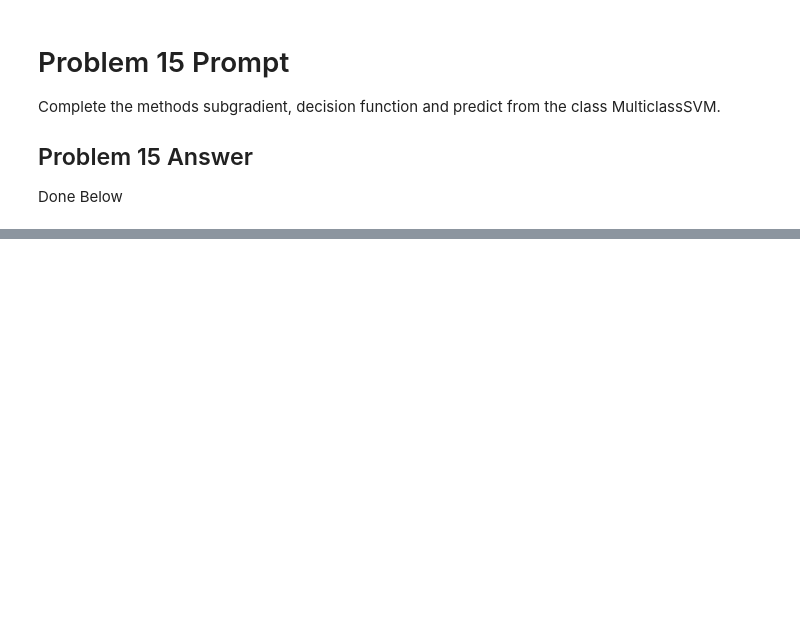
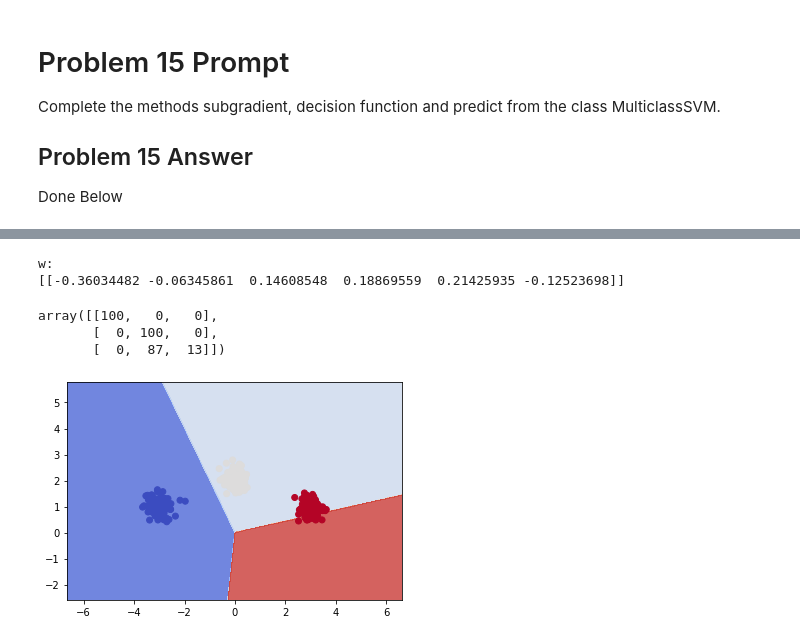
Before and after one commit to jgeorge313/Sem_2, a Jupyter notebook: DS_GA_1003/HW/hw5/HW 5 DS GA 1003 JG6615.ipynb, the cells around one changed output, grey strips where cells are left out. Drawn from its saved outputs; the diff is of its cells as text; code cells hidden in the pictures; blank space fills up the shorter version.

```diff
--- a/DS_GA_1003/HW/hw5/HW 5 DS GA 1003 JG6615.ipynb
+++ b/DS_GA_1003/HW/hw5/HW 5 DS GA 1003 JG6615.ipynb
@@ -670,0 +753,24 @@ array([[100,   0,   0],
+# %%
+#the following code tests the MulticlassSVM and sgd
+#will fail if MulticlassSVM is not implemented yet
+est = MulticlassSVM(6,lam=1)
+#default eta, performs worse than an eta of .001
+est.fit(X,y)
+print("w:")
+print(est.coef_)
+Z = est.predict(mesh_input)
+Z = Z.reshape(xx.shape)
+plt.contourf(xx, yy, Z, cmap=plt.cm.coolwarm, alpha=0.8)
+# Plot also the training points
+plt.scatter(X[:, 0], X[:, 1], c=y, cmap=plt.cm.coolwarm)
+
+
+from sklearn import metrics
+metrics.confusion_matrix(y, est.predict(X))
+# %% [output]
+w:
+[[-0.36034482 -0.06345861  0.14608548  0.18869559  0.21425935 -0.12523698]]
+array([[100,   0,   0],
+       [  0, 100,   0],
+       [  0,  87,  13]])
+[figure, added]
```
Also changed, not shown: parts of 15 cells of this notebook.
